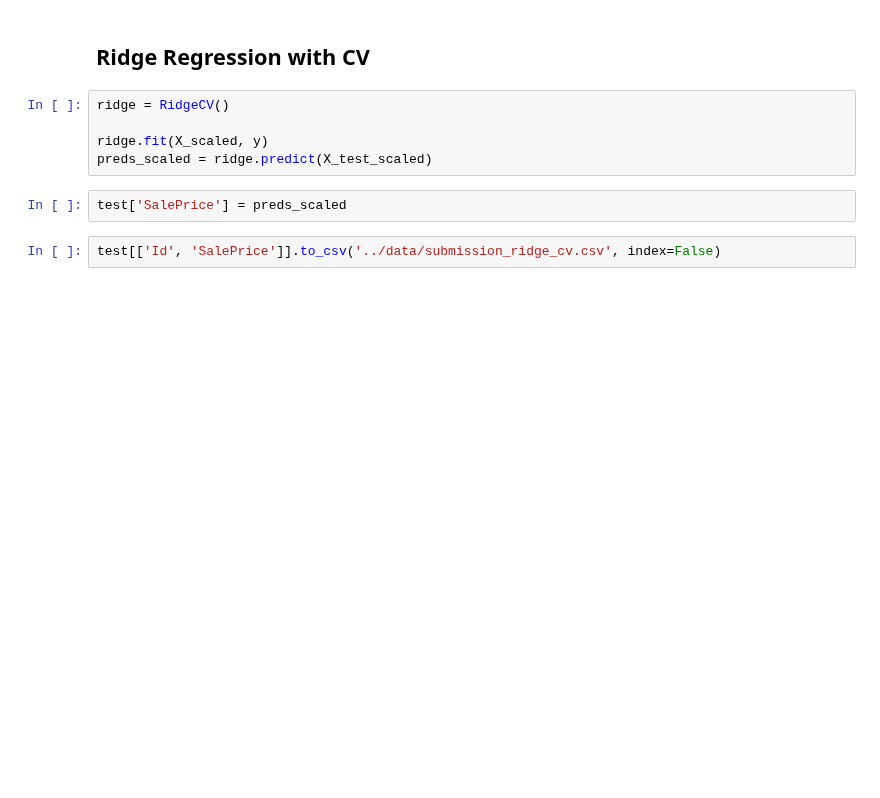
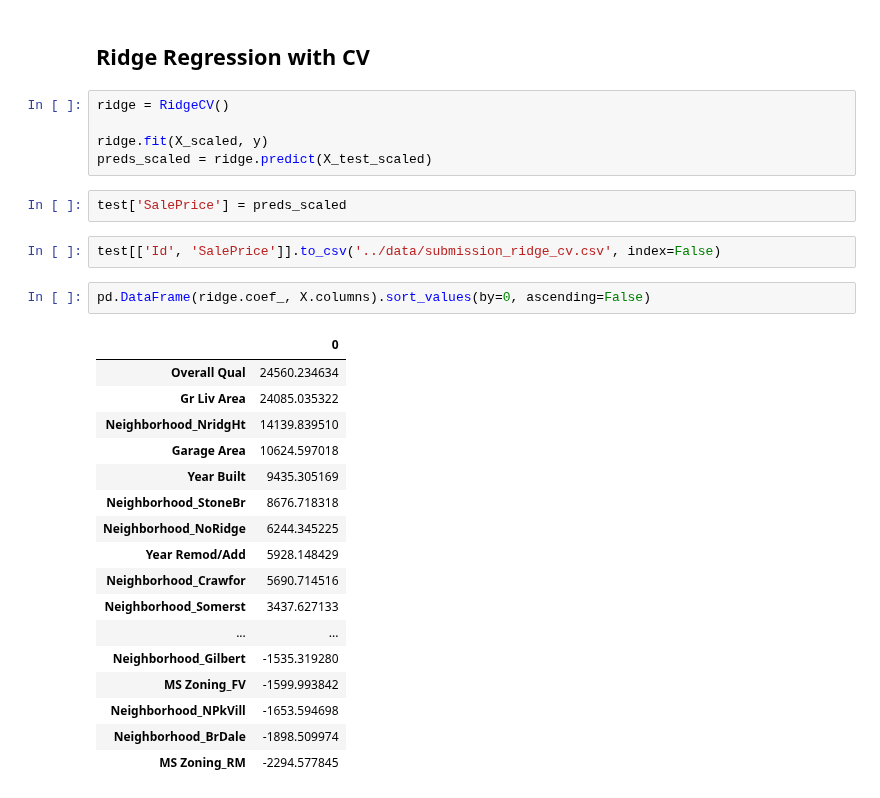
Before and after one commit to pezpet/general-assembly, a Jupyter notebook: labs/project-2-andres/code/01_EDA_and_Cleaning.ipynb, the cells around one changed output. Cells and saved outputs as stored; diff of their text form; blank space fills up the shorter version.

```diff
--- a/labs/project-2-andres/code/01_EDA_and_Cleaning.ipynb
+++ b/labs/project-2-andres/code/01_EDA_and_Cleaning.ipynb
@@ -861,3 +901,23 @@ preds_scaled = ridge.predict(X_test_scaled)
 test['SalePrice'] = preds_scaled
 # %%
 test[['Id', 'SalePrice']].to_csv('../data/submission_ridge_cv.csv', index=False)
+# %%
+pd.DataFrame(ridge.coef_, X.columns).sort_values(by=0, ascending=False)
+# %% [output]
+|  | 0 |
+| Overall Qual | 24560.234634 |
+| Gr Liv Area | 24085.035322 |
+| Neighborhood_NridgHt | 14139.839510 |
+| Garage Area | 10624.597018 |
+| Year Built | 9435.305169 |
+| Neighborhood_StoneBr | 8676.718318 |
+| Neighborhood_NoRidge | 6244.345225 |
+| Year Remod/Add | 5928.148429 |
+| Neighborhood_Crawfor | 5690.714516 |
+| Neighborhood_Somerst | 3437.627133 |
+| ... | ... |
+| Neighborhood_Gilbert | -1535.319280 |
+| MS Zoning_FV | -1599.993842 |
+| Neighborhood_NPkVill | -1653.594698 |
+| Neighborhood_BrDale | -1898.509974 |
+| MS Zoning_RM | -2294.577845 |
```
Also changed, not shown: parts of 24 cells of this notebook, 1 other file.
